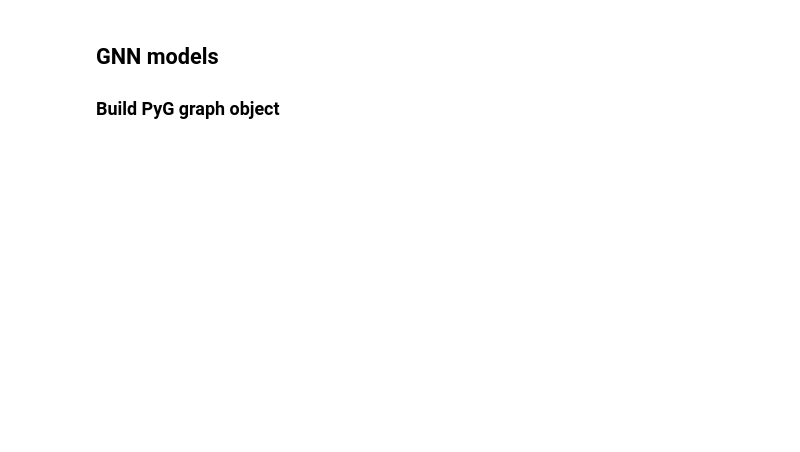
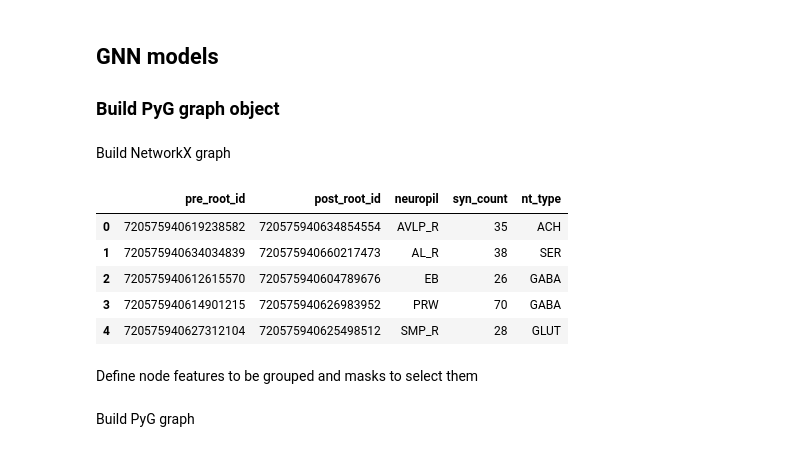
Before and after one commit to ernestoBocini/Drosophila-Brain-Wiring-Diagram-GAT, a Jupyter notebook: notebooks/20230607_exploration.ipynb, the cells around one changed output. Drawn from its saved outputs; the diff is of its cells as text; code cells hidden in the pictures; blank space fills up the shorter version.

Commit message:
unify random seeds, add pyg graph construction code

```diff
--- a/notebooks/20230607_exploration.ipynb
+++ b/notebooks/20230607_exploration.ipynb
@@ -17,6 +22,7 @@ Load data
 node2vec_embedding = pd.read_pickle("../data/embeddings/node2vec_embedding.pkl")
 spectral_embedding = pd.read_pickle("../data/embeddings/spectral_embedding.pkl")
 node_info = pd.read_pickle("../data/preprocessed/node_info.pkl")
+edge_info = pd.read_pickle("../data/preprocessed/edge_info.pkl")
 # %%
 node2vec_embedding.head()
 # %% [output]
@@ -247,3 +232,18 @@ results_all_df.to_pickle("../data/classification_stats.pkl")
 ## GNN models
 
 ### Build PyG graph object
+# %% [markdown]
+Build NetworkX graph
+# %%
+edge_info = edge_info[
+    edge_info["pre_root_id"].isin(node_info_merged.index)
+    & edge_info["post_root_id"].isin(node_info_merged.index)
+]
+edge_info.head()
+# %% [output]
+|  | pre_root_id | post_root_id | neuropil | syn_count | nt_type |
+| 0 | 720575940619238582 | 720575940634854554 | AVLP_R | 35 | ACH |
+| 1 | 720575940634034839 | 720575940660217473 | AL_R | 38 | SER |
+| 2 | 720575940612615570 | 720575940604789676 | EB | 26 | GABA |
+| 3 | 720575940614901215 | 720575940626983952 | PRW | 70 | GABA |
+| 4 | 720575940627312104 | 720575940625498512 | SMP_R | 28 | GLUT |
@@ -249,0 +265,2 @@ results_all_df.to_pickle("../data/classification_stats.pkl")
+# %% [markdown]
+Define node features to be grouped and masks to select them
@@ -249,0 +283,2 @@ results_all_df.to_pickle("../data/classification_stats.pkl")
+# %% [markdown]
+Build PyG graph
```
Also changed, not shown: parts of 25 cells of this notebook.
